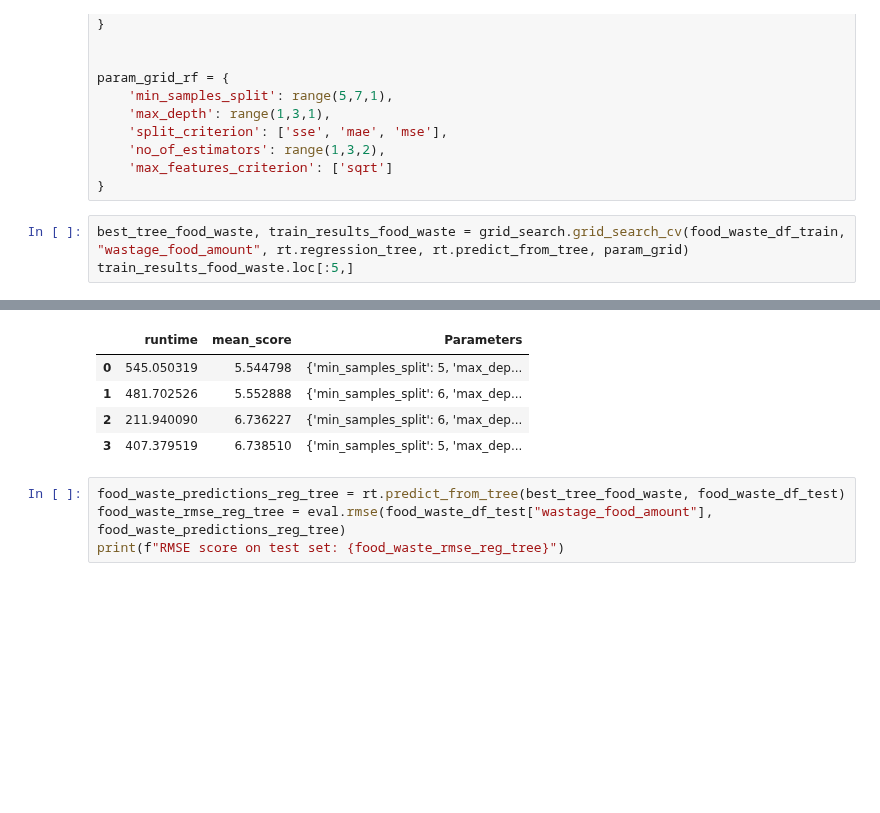
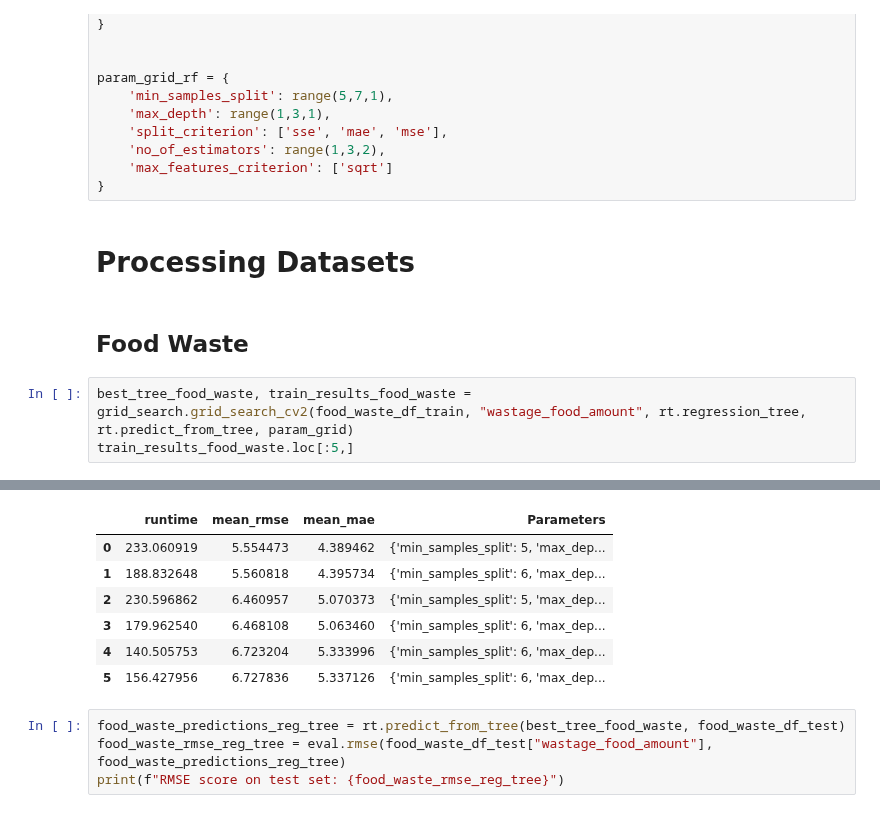
Before and after one commit to Esaiasson/Machine_learning_WS_2025, a Jupyter notebook: A2/final_results.ipynb, the cells around one changed output, grey strips where cells are left out. Cells and saved outputs as stored; diff of their text form; blank space fills up the shorter version.

Commit message:
Added song dataset, change final_res structure

```diff
--- a/A2/final_results.ipynb
+++ b/A2/final_results.ipynb
@@ -60,7 +64,11 @@ param_grid_rf = {
     'no_of_estimators': range(1,3,2),
     'max_features_criterion': ['sqrt']
 }
+# %% [markdown]
+# Processing Datasets
+# %% [markdown]
+## Food Waste
 # %%
-best_tree_food_waste, train_results_food_waste = grid_search.grid_search_cv(food_waste_df_train, "wastage_food_amount", rt.regression_tree, rt.predict_from_tree, param_grid)
+best_tree_food_waste, train_results_food_waste = grid_search.grid_search_cv2(food_waste_df_train, "wastage_food_amount", rt.regression_tree, rt.predict_from_tree, param_grid)
 train_results_food_waste.loc[:5,]
 # %% [output]
@@ -71,8 +80,10 @@ Running combo: 4 out of: 4
-|  | runtime | mean_score | Parameters |
-| 0 | 545.050319 | 5.544798 | {'min_samples_split': 5, 'max_dep... |
-| 1 | 481.702526 | 5.552888 | {'min_samples_split': 6, 'max_dep... |
-| 2 | 211.940090 | 6.736227 | {'min_samples_split': 6, 'max_dep... |
-| 3 | 407.379519 | 6.738510 | {'min_samples_split': 5, 'max_dep... |
+|  | runtime | mean_rmse | mean_mae | Parameters |
+| 0 | 233.060919 | 5.554473 | 4.389462 | {'min_samples_split': 5, 'max_dep... |
+| 1 | 188.832648 | 5.560818 | 4.395734 | {'min_samples_split': 6, 'max_dep... |
+| 2 | 230.596862 | 6.460957 | 5.070373 | {'min_samples_split': 5, 'max_dep... |
+| 3 | 179.962540 | 6.468108 | 5.063460 | {'min_samples_split': 6, 'max_dep... |
+| 4 | 140.505753 | 6.723204 | 5.333996 | {'min_samples_split': 6, 'max_dep... |
+| 5 | 156.427956 | 6.727836 | 5.337126 | {'min_samples_split': 6, 'max_dep... |
 # %%
 food_waste_predictions_reg_tree = rt.predict_from_tree(best_tree_food_waste, food_waste_df_test)
 food_waste_rmse_reg_tree = eval.rmse(food_waste_df_test["wastage_food_amount"], food_waste_predictions_reg_tree)
```
Also changed, not shown: parts of 19 cells of this notebook, 2 other files.
